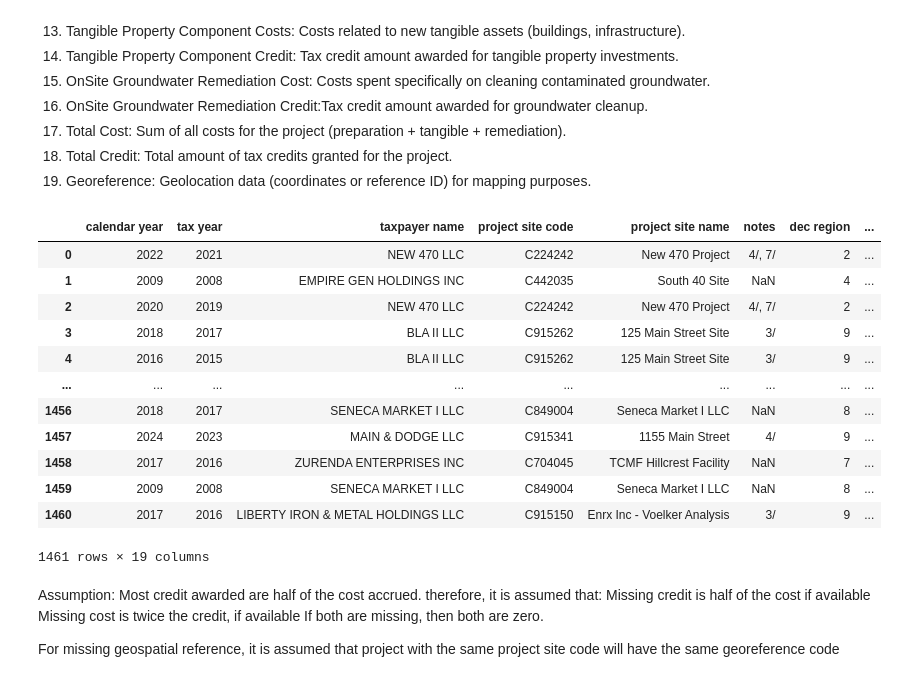
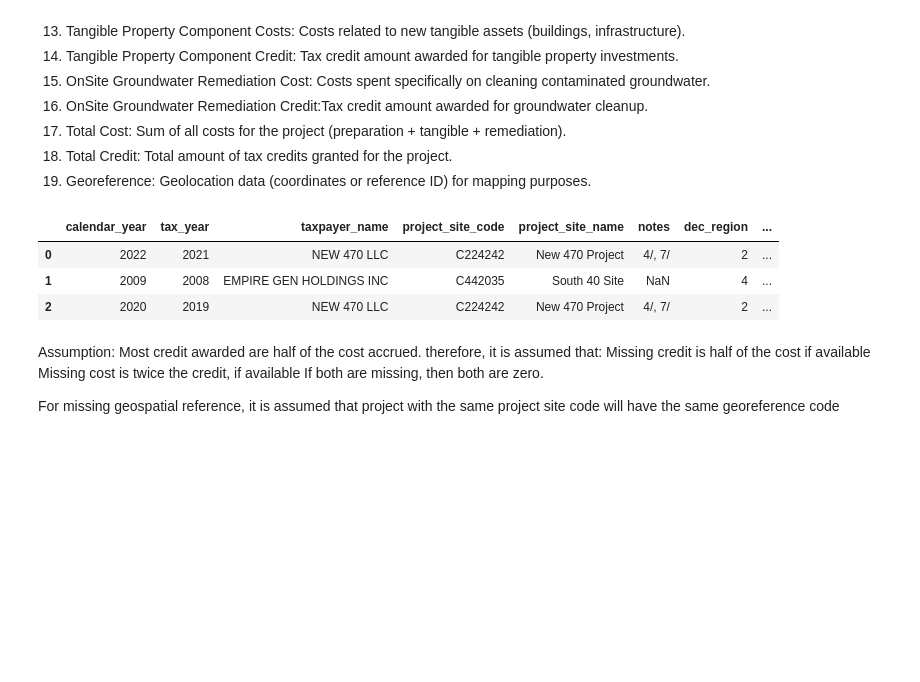
Before and after one commit to Medynal/thing, a Jupyter notebook: PRAC_I.ipynb, the cells around one changed output. Saved outputs shown, nothing was run; the diff lists cells and outputs as text; code cells hidden in the pictures; blank space fills up the shorter version.

```diff
--- a/PRAC_I.ipynb
+++ b/PRAC_I.ipynb
@@ -76,23 +76,14 @@ brownfield_df.rename(columns={'Site Preparation Component Costs':'spc_cost',
                               'Tangible Property Component Credit':'tpc_credit',
                               'OnSite Groundwater Remediation Cost':'ogrc_cost',
                               'OnSite Groundwater Remediation Credit':'ogrc_credit'},inplace=True)
-brownfield_df.columns= brownfield_df.columns.str.lower()
+brownfield_df.columns= brownfield_df.columns.str.lower().str.replace(' ', '_')
 # %%
-brownfield_df
+brownfield_df.head(3)
 # %% [output]
-|  | calendar year | tax year | taxpayer name | project site code | project site name | notes | dec region | ... |
+|  | calendar_year | tax_year | taxpayer_name | project_site_code | project_site_name | notes | dec_region | ... |
 | 0 | 2022 | 2021 | NEW 470 LLC | C224242 | New 470 Project | 4/, 7/ | 2 | ... |
 | 1 | 2009 | 2008 | EMPIRE GEN HOLDINGS INC | C442035 | South 40 Site | NaN | 4 | ... |
 | 2 | 2020 | 2019 | NEW 470 LLC | C224242 | New 470 Project | 4/, 7/ | 2 | ... |
-| 3 | 2018 | 2017 | BLA II LLC | C915262 | 125 Main Street Site | 3/ | 9 | ... |
-| 4 | 2016 | 2015 | BLA II LLC | C915262 | 125 Main Street Site | 3/ | 9 | ... |
-| ... | ... | ... | ... | ... | ... | ... | ... | ... |
-| 1456 | 2018 | 2017 | SENECA MARKET I LLC | C849004 | Seneca Market I LLC | NaN | 8 | ... |
-| 1457 | 2024 | 2023 | MAIN & DODGE LLC | C915341 | 1155 Main Street | 4/ | 9 | ... |
-| 1458 | 2017 | 2016 | ZURENDA ENTERPRISES INC | C704045 | TCMF Hillcrest Facility | NaN | 7 | ... |
-| 1459 | 2009 | 2008 | SENECA MARKET I LLC | C849004 | Seneca Market I LLC | NaN | 8 | ... |
-| 1460 | 2017 | 2016 | LIBERTY IRON & METAL HOLDINGS LLC | C915150 | Enrx Inc - Voelker Analysis | 3/ | 9 | ... |
-1461 rows × 19 columns
 # %% [markdown]
 Assumption: Most credit awarded are half of the cost accrued. therefore, it is assumed that:
 Missing credit is half of the cost if available
```
Also changed, not shown: parts of 6 cells of this notebook.
